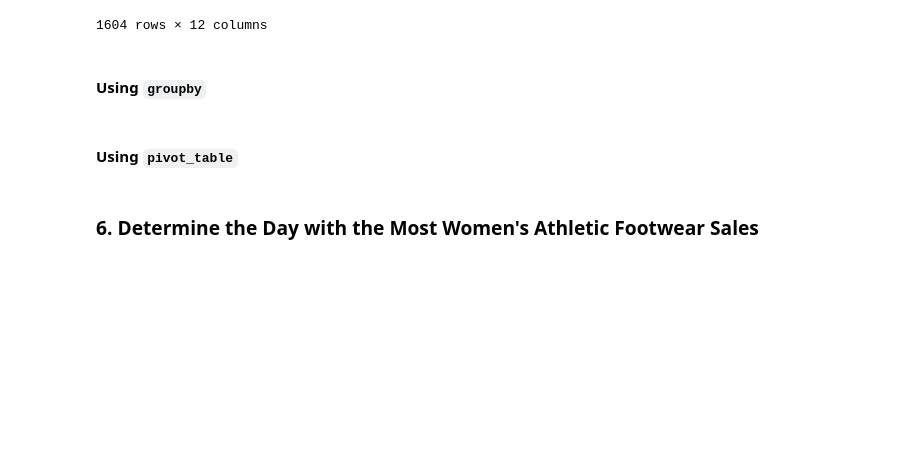
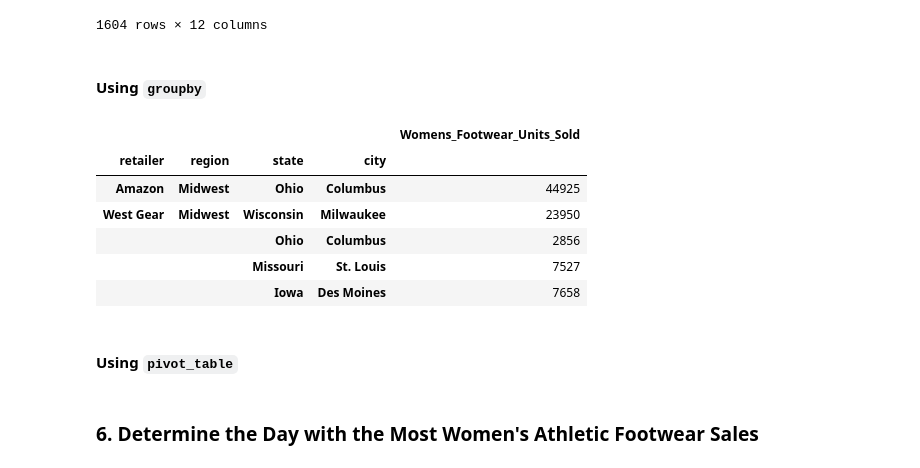
Before and after one commit to tlockhart/athletic_sales_analysis, a Jupyter notebook: athletic_sales_analysis.ipynb, the cells around one changed output. Saved outputs shown, nothing was run; the diff lists cells and outputs as text; code cells hidden in the pictures; blank space fills up the shorter version.

```diff
--- a/athletic_sales_analysis.ipynb
+++ b/athletic_sales_analysis.ipynb
@@ -412,10 +406,22 @@ women_footwear_df
 #### Using `groupby`
 # %%
 # Show the total number of women's athletic footwear sold for each retailer, region, state, and city.
+summed_total_sales_df = joined_2020_2021_sales.groupby(["retailer", "region", "state", "city"])[["units_sold"]].sum()
 # Rename the "units_sold" column to "Womens_Footwear_Units_Sold"
+summed_total_sales_df = summed_total_sales_df.rename(columns={"units_sold" : "Womens_Footwear_Units_Sold"})
 
-
+# Sort Values
+# sorted_total_sales_df = summed_total_sales_df.sort_values("region", ascending=True)
 # Show the top 5 results.
+sorted_total_sales_df.head(5)
+# %% [output]
+|  |  |  |  | Womens_Footwear_Units_Sold |
+| retailer | region | state | city |  |
+| Amazon | Midwest | Ohio | Columbus | 44925 |
+| West Gear | Midwest | Wisconsin | Milwaukee | 23950 |
+|  |  | Ohio | Columbus | 2856 |
+|  |  | Missouri | St. Louis | 7527 |
+|  |  | Iowa | Des Moines | 7658 |
 # %% [markdown]
 #### Using `pivot_table`
 # %%
```
Also changed, not shown: parts of 1 cell of this notebook.
